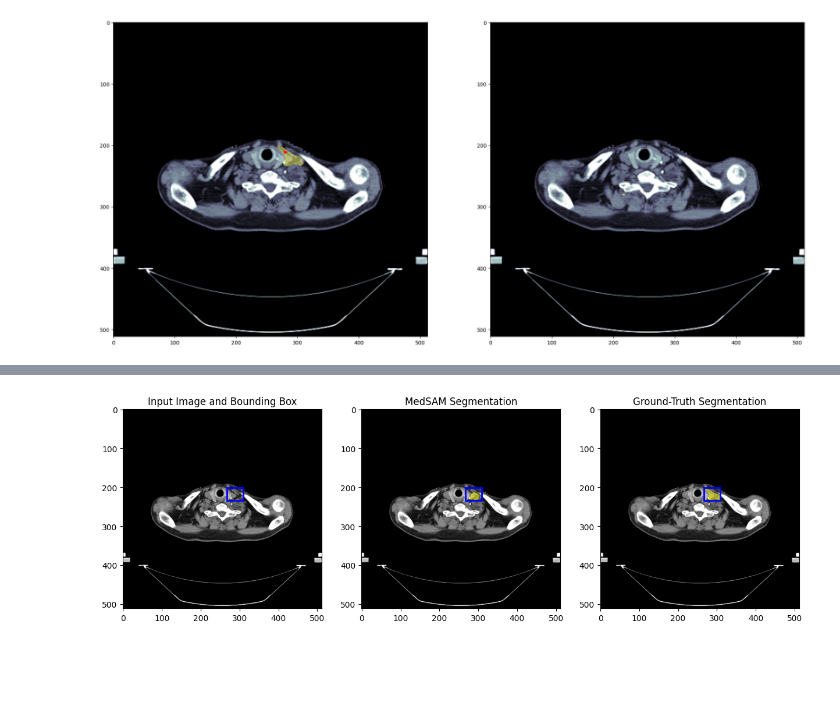
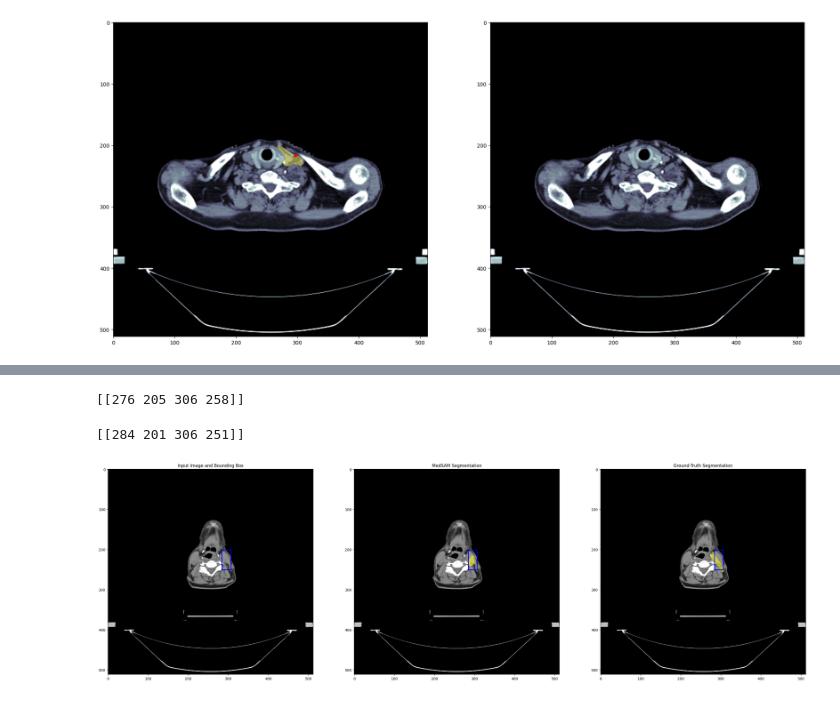
Before and after one commit to sharkovsky/aires-ganglionnaires, a Jupyter notebook: medsam/medsam-rpa.ipynb, the cells around one changed output, grey strips where cells are left out. Drawn from its saved outputs; the diff is of its cells as text; code cells hidden in the pictures; blank space fills up the shorter version.

```diff
--- a/medsam/medsam-rpa.ipynb
+++ b/medsam/medsam-rpa.ipynb
@@ -68,13 +69,16 @@ class RpaDataset(Dataset):
 
     def __getitem__(self, index):
         filename = os.path.join(self.root_path, self.data_list[index])
-        img = stk.ReadImage(filename)
-        img = torch.permute(torch.tensor(stk.GetArrayFromImage(img)), (1,2,0))
+        img = sitk.ReadImage(filename)
+        img = torch.permute(torch.tensor(sitk.GetArrayFromImage(img)), (1,2,0))
         img = torch.clip((img - self.l + 0.5*self.w)/self.w, 0, 1)
         filename = os.path.join(self.root_path, datafilename2maskfilename(self.data_list[index]))
-        mask = stk.ReadImage(filename)
-        mask = torch.permute(torch.tensor(stk.GetArrayFromImage(mask)), (1,2,0))
+        mask = sitk.ReadImage(filename)
+        mask = torch.permute(torch.tensor(sitk.GetArrayFromImage(mask)), (1,2,0))
         return img, mask
+
+    def __len__(self):
+        return len(self.data_list)
 # %%
 rpadata = RpaDataset(path_to_aires_ganglionnaires, data_list, window=350, level=40)
 # %%
@@ -102,8 +109,8 @@ num2levelname = {
 }
 levelname2num = {val: key for key, val in num2levelname.items()}
 # %%
-slice_ = 53
-level = 'level_iii_left'
+slice_ = 71
+level = 'level_ii_left'
 levelnum = levelname2num[level]
 binmask = (mask[:,:,slice_] == levelnum).to(torch.uint8)
 # %%
@@ -267,3 +277,6 @@ ax[1].imshow(np.ma.masked_where(seg < 0.5, seg), cmap='summer', vmin=0., vmax=1,
+# %%
+W, H = img.shape[0], img.shape[1]
+img_3c = np.stack(3*[img[...,slice_]], axis=-1).squeeze()
 # %%
 @torch.no_grad()
 def medsam_bbox_inference(medsam_model, img_embed, box_1024, H, W):
@@ -322,6 +335,19 @@ def get_bbox(label):
 # %%
 bbox = get_bbox(binmask.unsqueeze(dim=-1))
 box_np = np.array([[bbox[0][1], bbox[0][0], bbox[1][1], bbox[1][0]]])
+print(box_np)
+# %% [output]
+[[276 205 306 258]]
+# %%
+if True:  # test reading bounding boxes csv
+    import pandas as pd
+    boxes_df = pd.read_csv('../rpa-dataset/output_bb/SEG/boxes.csv')
+    box_np = boxes_df[(boxes_df.patient == rpadata.data_list[0].split('.nii.gz')[0]) &
+                      (boxes_df.level == level) &
+                      (boxes_df.slice == slice_)].values[0,[-3,-4,-1,-2]].astype(np.int32)
+    print(box_np)
+# %% [output]
+[[284 201 306 251]]
 # %%
 img_1024 = transform.resize(img_3c, (1024, 1024), order=3, preserve_range=True, anti_aliasing=True).astype(np.uint8)
 img_1024 = (img_1024 - img_1024.min()) / np.clip(
@@ -338,18 +364,18 @@ with torch.no_grad():
 medsam_seg = medsam_bbox_inference(medsam_model, image_embedding, box_1024, H, W)
 # %%
 #%% visualize results
-fig, ax = plt.subplots(1, 3, figsize=(15, 5))
+fig, ax = plt.subplots(1, 3, figsize=(35, 15))
 ax[0].imshow(img_3c)
 show_box(box_np[0], ax[0])
 ax[0].set_title("Input Image and Bounding Box")
 ax[1].imshow(img_3c)
 show_mask(medsam_seg, ax[1])
 show_box(box_np[0], ax[1])
 ax[1].set_title("MedSAM Segmentation")
 ax[2].imshow(img_3c)
 show_mask(binmask, ax[2])
 show_box(box_np[0], ax[2])
 ax[2].set_title("Ground-Truth Segmentation")
 plt.show()
 # %% [output]
-[figure, old version]
+[figure, new version]
```
Also changed, not shown: parts of 16 cells of this notebook, 1 other file.
